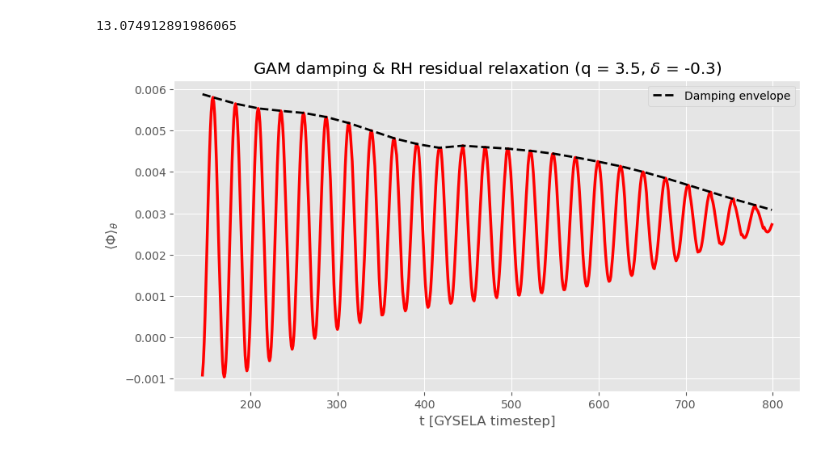
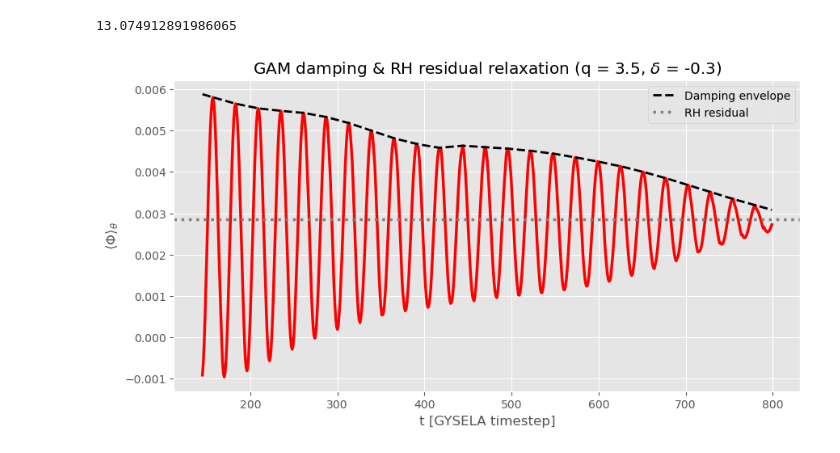
Before and after one commit to seferoni/GYSELA_utils, a Jupyter notebook: post-processing/scripts/exploratory_notebooks/rosenbluth_hinton_mn0.ipynb, the cells around one changed output. Drawn from its saved outputs; the diff is of its cells as text; code cells hidden in the pictures.

```diff
--- a/post-processing/scripts/exploratory_notebooks/rosenbluth_hinton_mn0.ipynb
+++ b/post-processing/scripts/exploratory_notebooks/rosenbluth_hinton_mn0.ipynb
@@ -15,24 +17,24 @@ data_arrays = reader.compile_data_from_directory("Phirth_n0", "/home/thur0011/GY
 # %%
 
 def plot_rosenbluth_hinton(phi2D_list, radial_index):
 	# Signal isolation and data processing.
 	time_series = utils.generate_poloidally_averaged_time_series(phi2D_list)[:, radial_index].values;
 	time_range = np.arange(len(time_series));
 	GAM_frequency = utils.extract_gam_frequency(phi2D_list, time_step, radial_index);
 	amplitude_envelope, residual_level = utils.generate_residual_envelope(time_series, time_step, GAM_frequency);
 
 	# Figure plotting logic.
 	plt.figure(figsize = (10, 5));
 	plt.plot(time_range[145:800], time_series[145:800], color = "red", lw = 2.5);
 	plt.plot(time_range[145:800], amplitude_envelope[145:800], color = "black", linestyle = "--", label= "Damping envelope", lw = 2.0);
-	#plt.axhline(y = residual_level, color = "gray", linestyle = ":", label = f"RH residual", lw = 2.5);
+	plt.axhline(y = residual_level, color = "gray", linestyle = ":", label = f"RH residual", lw = 2.5);
 	plt.xlabel("t [GYSELA timestep]");
 	plt.ylabel(r"$\langle \Phi \rangle_\theta$");
 	plt.title("GAM damping & RH residual relaxation (q = 3.5, $\delta$ = -0.3)");
 	plt.legend(frameon = True, loc = "upper right");
 	plt.show();
 
 plot_rosenbluth_hinton(data_arrays, 180);
 # %% [output]
 13.074912891986065
-[figure, old version]
+[figure, new version]
```
Also changed, not shown: parts of 1 cell of this notebook, 3 other files.
